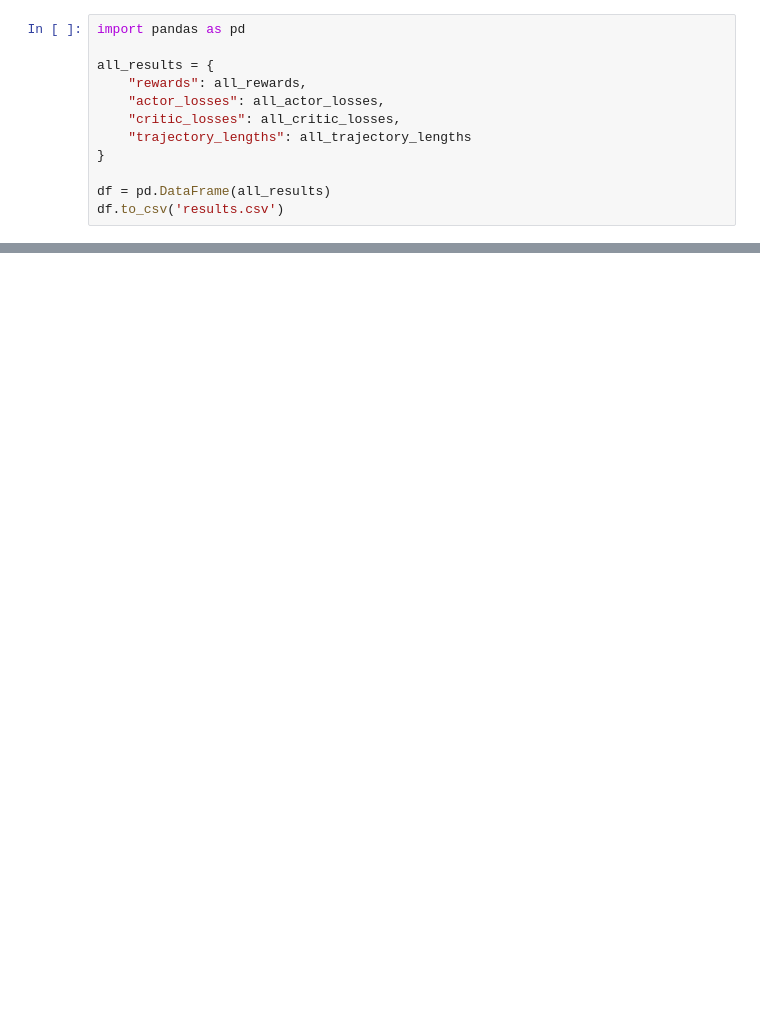
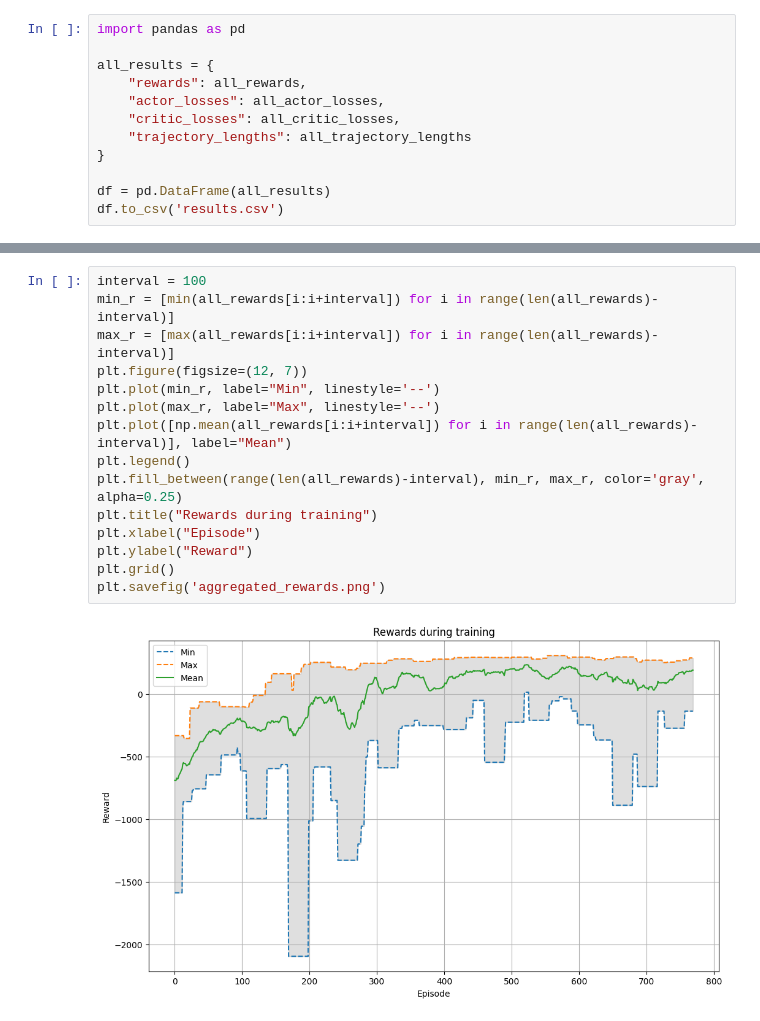
Before and after one commit to Kamil-Sabbagh/Lunar-Landing, a Jupyter notebook: DDPG/ddpg.ipynb, the cells around one changed output, grey strips where cells are left out. Saved outputs shown, nothing was run; the diff lists cells and outputs as text; blank space fills up the shorter version.

```diff
--- a/DDPG/ddpg.ipynb
+++ b/DDPG/ddpg.ipynb
@@ -563,0 +646,17 @@ IImage(filename="trained.gif")
+# %%
+interval = 100
+min_r = [min(all_rewards[i:i+interval]) for i in range(len(all_rewards)-interval)]
+max_r = [max(all_rewards[i:i+interval]) for i in range(len(all_rewards)-interval)]
+plt.figure(figsize=(12, 7))
+plt.plot(min_r, label="Min", linestyle='--')
+plt.plot(max_r, label="Max", linestyle='--')
+plt.plot([np.mean(all_rewards[i:i+interval]) for i in range(len(all_rewards)-interval)], label="Mean")
+plt.legend()
+plt.fill_between(range(len(all_rewards)-interval), min_r, max_r, color='gray', alpha=0.25)
+plt.title("Rewards during training")
+plt.xlabel("Episode")
+plt.ylabel("Reward")
+plt.grid()
+plt.savefig('aggregated_rewards.png')
+# %% [output]
+[figure, added]
```
Also changed, not shown: parts of 9 cells of this notebook, 12 other files.
